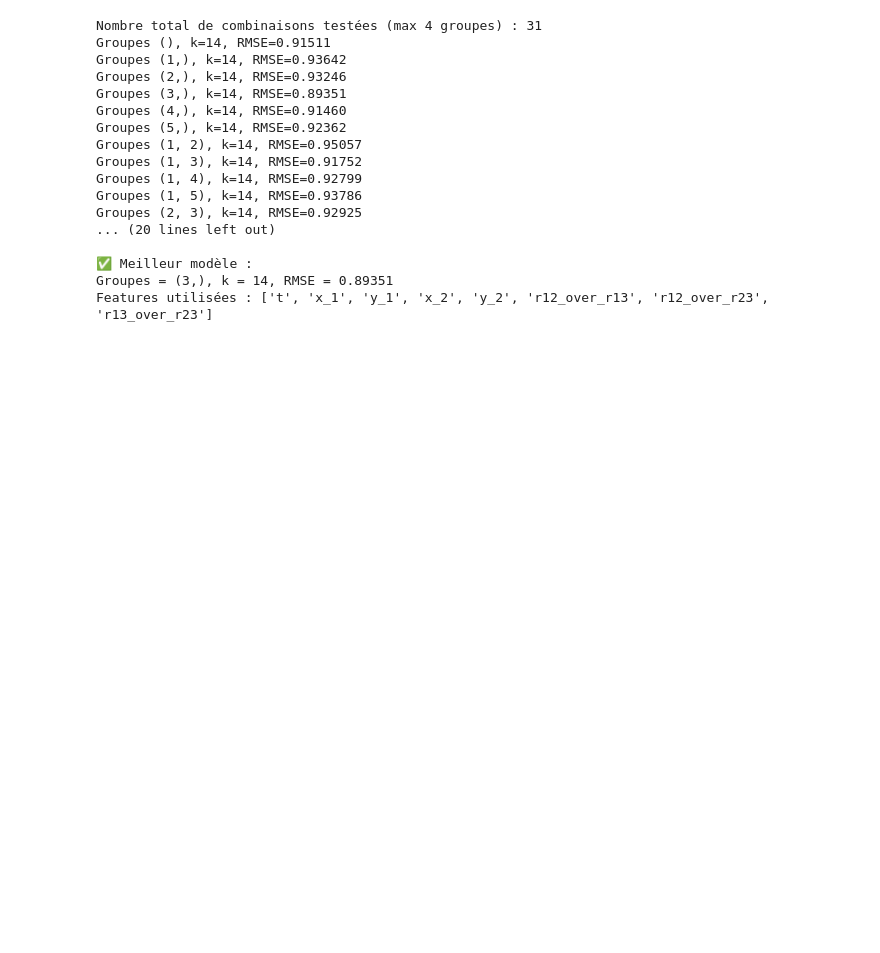
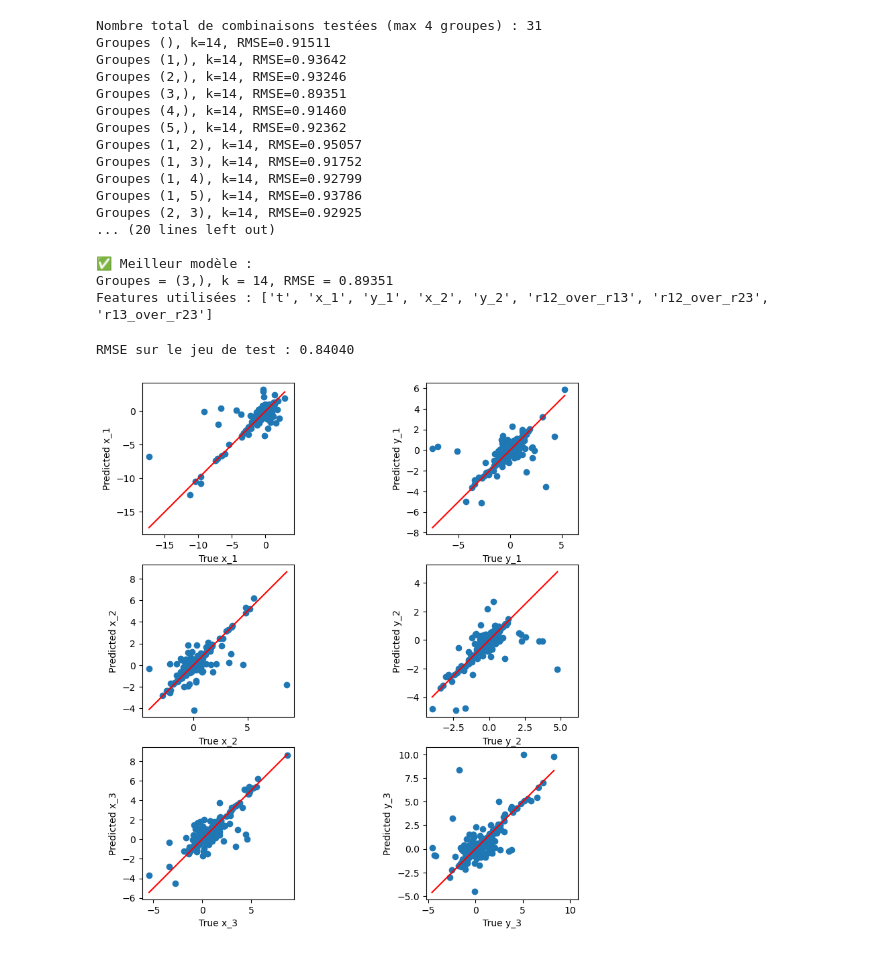
Before and after one commit to PLONTZNathan/MachineLearning_Assignment1, a Jupyter notebook: src/task4.ipynb, the cells around one changed output. Saved outputs shown, nothing was run; the diff lists cells and outputs as text; code cells hidden in the pictures; blank space fills up the shorter version.

```diff
--- a/src/task4.ipynb
+++ b/src/task4.ipynb
@@ -163,6 +163,7 @@ k = 14, RMSE = 0.93461, Train time = 3.888s, Inference time = 4.647s
 # %%
 X_train_enriched = add_three_body_features(train_entry)
 X_val_enriched   = add_three_body_features(validation_entry)
+X_test_enriched = add_three_body_features(test_entry)
 # %%
 groupes = {
     0: ['t', 'x_1', 'y_1', 'x_2', 'y_2'],  # toujours présents
@@ -252,6 +253,57 @@ Groupes (2, 3), k=14, RMSE=0.92925
 ✅ Meilleur modèle :
 Groupes = (3,), k = 14, RMSE = 0.89351
 Features utilisées : ['t', 'x_1', 'y_1', 'x_2', 'y_2', 'r12_over_r13', 'r12_over_r23', 'r13_over_r23']
+# %%
+from sklearn.neighbors import KNeighborsRegressor
+from sklearn.preprocessing import StandardScaler
+from sklearn.metrics import mean_squared_error
+import numpy as np
+import matplotlib.pyplot as plt
+
+# Définition des groupes à utiliser
+groupes = {
+    0: ['t', 'x_1', 'y_1', 'x_2', 'y_2'],
+    3: ['r12_over_r13', 'r12_over_r23', 'r13_over_r23'],
+    5: ['d1_cm', 'd2_cm', 'd3_cm']
+}
+
+# Features à utiliser : groupes 0 + 3 + 5
+features = groupes[0] + groupes[3] + groupes[5]
+
+# Sélection des features
+X_train_sel = X_train_enriched[features]
+X_test_sel  = X_test_enriched[features]
+
+y_train_sel = train_after_split[['x_1','y_1','x_2','y_2','x_3','y_3']]
+y_test_sel  = test_after_split[['x_1','y_1','x_2','y_2','x_3','y_3']]
+
+# Standardisation
+scaler_X = StandardScaler()
+scaler_y = StandardScaler()
+
+X_train_scaled = scaler_X.fit_transform(X_train_sel)
+X_test_scaled  = scaler_X.transform(X_test_sel)
+y_train_scaled = scaler_y.fit_transform(y_train_sel)
+y_test_scaled  = scaler_y.transform(y_test_sel)
+
+# Création du modèle KNN avec k=14 et poids distance
+k = 14
+knn = KNeighborsRegressor(n_neighbors=k, weights='distance')
+knn.fit(X_train_scaled, y_train_scaled)
+
+# Prédiction sur le test
+y_test_pred_scaled = knn.predict(X_test_scaled)
+y_test_pred = scaler_y.inverse_transform(y_test_pred_scaled)
+
+# Calcul du RMSE
+rmse = np.sqrt(mean_squared_error(y_test_sel, y_test_pred))
+print(f"RMSE sur le jeu de test : {rmse:.5f}")
+
+# Visualisation vrais vs prédits
+plot_y_yhat(y_test_sel.values, y_test_pred)
+# %% [output]
+RMSE sur le jeu de test : 0.84040
+[figure, added]
 # %%
 X_train_enriched = add_three_body_features(train_entry)
 
```
Also changed, not shown: parts of 1 cell of this notebook, 3 other files.
